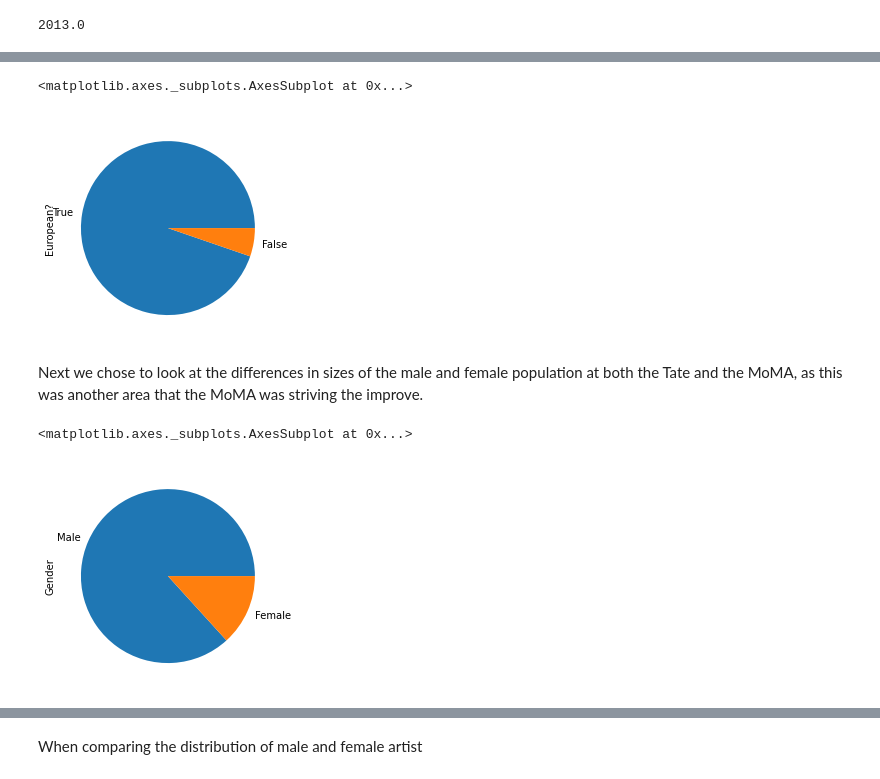
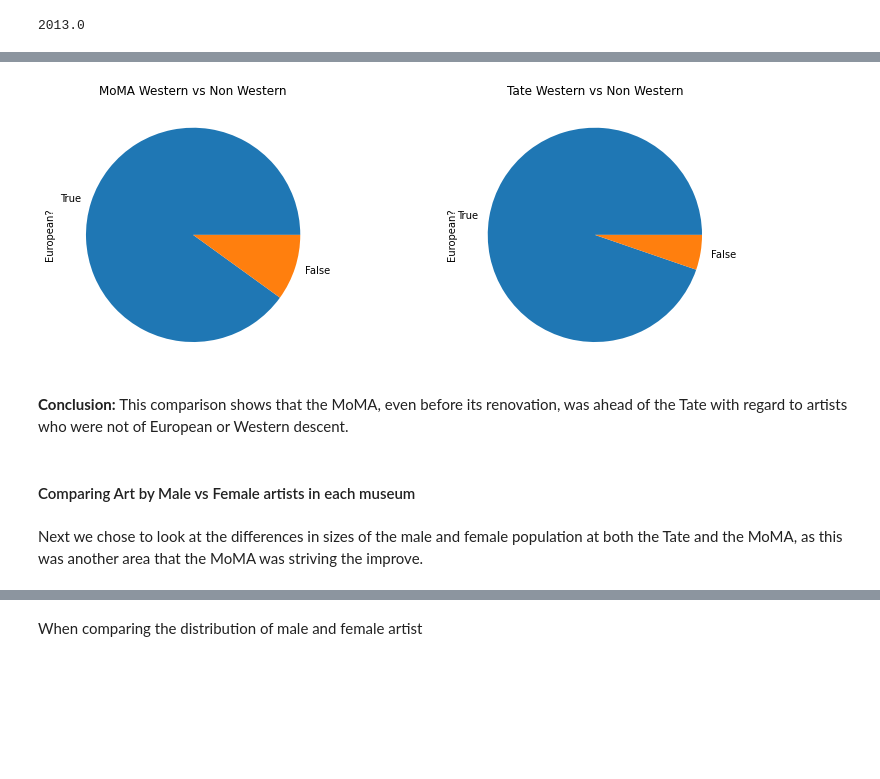
Before and after one commit to emily-oconnell/diversity-in-art-museums, a Jupyter notebook: worknotebook.ipynb, the cells around one changed output, grey strips where cells are left out. Drawn from its saved outputs; the diff is of its cells as text; code cells hidden in the pictures; blank space fills up the shorter version.

```diff
--- a/worknotebook.ipynb
+++ b/worknotebook.ipynb
@@ -496,13 +503,26 @@ moma_before_2013['European?'].value_counts().plot.pie()
-# %%
-tate_country['European?'].value_counts().plot.pie()
-# %% [output]
-<matplotlib.axes._subplots.AxesSubplot at 0x...>
-[figure, removed]
+# %%
+# get the counts of works by Western and non-Western artists in MoMA before 2013
+moma_European = moma_before_2013['European?'].value_counts()
+# %%
+# get the counts of works by Western and non-Western artists in the Tate
+tate_European = tate_country['European?'].value_counts()
+# %%
+# create and format pie charts
+fig, (ax1, ax2) = plot.subplots(1, 2)
+moma_European.plot.pie(ax=ax1)
+ax1.set_title("MoMA Western vs Non Western")
+
+tate_European.plot.pie(ax=ax2)
+ax2.set_title("Tate Western vs Non Western")
+
+fig.subplots_adjust(wspace=.5)
+fig.set_figheight(12)
+fig.set_figwidth(12)
+# %% [output]
+[figure, added]
+# %% [markdown]
+<strong> Conclusion: </strong> This comparison shows that the MoMA, even before its renovation, was ahead of the Tate with regard to artists who were not of European or Western descent.
+# %% [markdown]
+#### Comparing Art by Male vs Female artists in each museum
 # %% [markdown]
 Next we chose to look at the differences in sizes of the male and female population at both the Tate and the MoMA, as this was another area that the MoMA was striving the improve.
-# %%
-moma_before_2013['Gender'].value_counts().plot.pie()
-#moma_after_2013['Gender'].value_counts().plot.pie()
-# %% [output]
-<matplotlib.axes._subplots.AxesSubplot at 0x...>
-[figure, removed]
```
Also changed, not shown: parts of 42 cells of this notebook.
